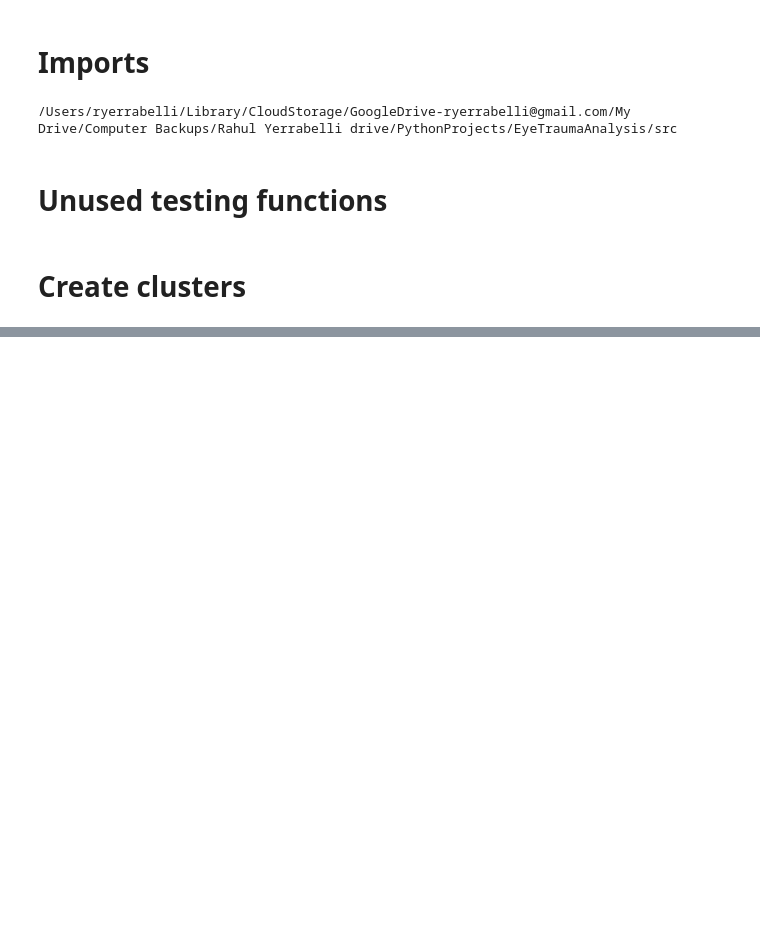
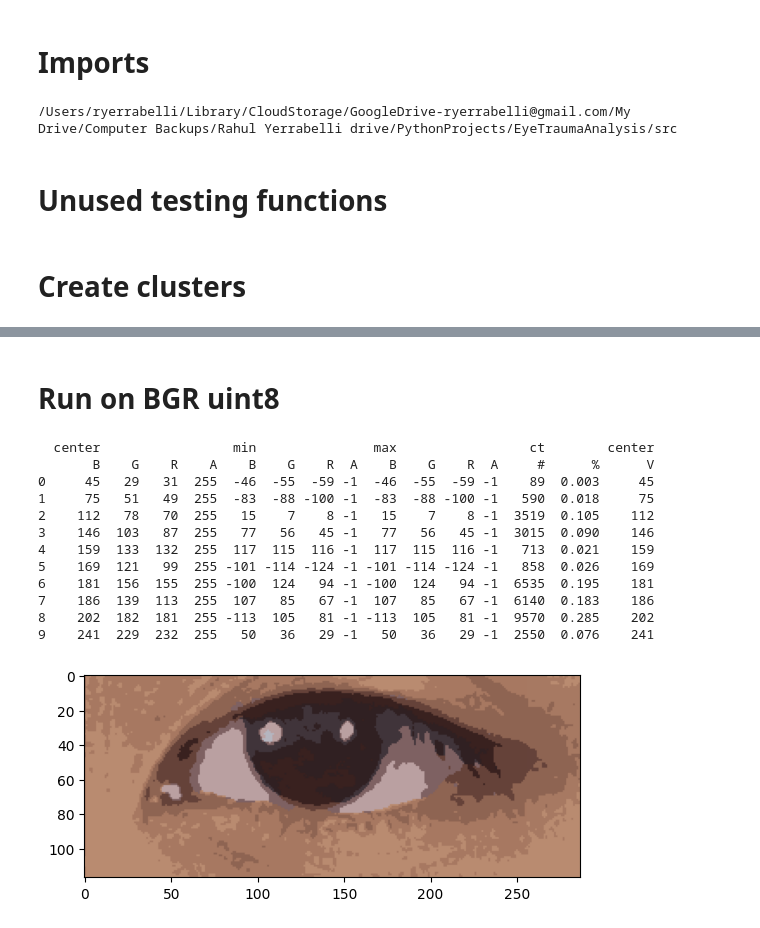
Before and after one commit to ethanrasmussen/EyeTraumaAnalysis, a Jupyter notebook: src/notebooks/RSY_2_kmeans_save_output.ipynb, the cells around one changed output, grey strips where cells are left out. Drawn from its saved outputs; the diff is of its cells as text; code cells hidden in the pictures; blank space fills up the shorter version.

```diff
--- a/src/notebooks/RSY_2_kmeans_save_output.ipynb
+++ b/src/notebooks/RSY_2_kmeans_save_output.ipynb
@@ -133,0 +291,27 @@ def draw_separate_clusters(img, filename=None, labelled=True, K_val=10):
+# %% [markdown]
+# Run on BGR uint8
+# %%
+img_file_num = 14000
+image = EyeTraumaAnalysis.Image(f"data/01_raw/{img_file_num}.png")
+img_bgr = image.img
+centers, kmeans_masks, res_img, clusters = create_kmeans(img_bgr)
+clusters[("center","V")] = np.max(centers[["B","G","R"]], axis=1)
+clusters = clusters.sort_values(by=("center","V"))
+masks_summed = EyeTraumaAnalysis.get_masked_sums(kmeans_masks)
+plt.imshow(res_bgr)
+with pd.option_context("display.precision", 3, "display.width",100):
+    print(clusters)
+# %% [output]
+  center                 min               max                 ct        center
+       B    G    R    A    B    G    R  A    B    G    R  A     #      %      V
+0     45   29   31  255  -46  -55  -59 -1  -46  -55  -59 -1    89  0.003     45
+1     75   51   49  255  -83  -88 -100 -1  -83  -88 -100 -1   590  0.018     75
+2    112   78   70  255   15    7    8 -1   15    7    8 -1  3519  0.105    112
+3    146  103   87  255   77   56   45 -1   77   56   45 -1  3015  0.090    146
+4    159  133  132  255  117  115  116 -1  117  115  116 -1   713  0.021    159
+5    169  121   99  255 -101 -114 -124 -1 -101 -114 -124 -1   858  0.026    169
+6    181  156  155  255 -100  124   94 -1 -100  124   94 -1  6535  0.195    181
+7    186  139  113  255  107   85   67 -1  107   85   67 -1  6140  0.183    186
+8    202  182  181  255 -113  105   81 -1 -113  105   81 -1  9570  0.285    202
+9    241  229  232  255   50   36   29 -1   50   36   29 -1  2550  0.076    241
+[figure, added]
```
Also changed, not shown: parts of 15 cells of this notebook, 2 other files.
